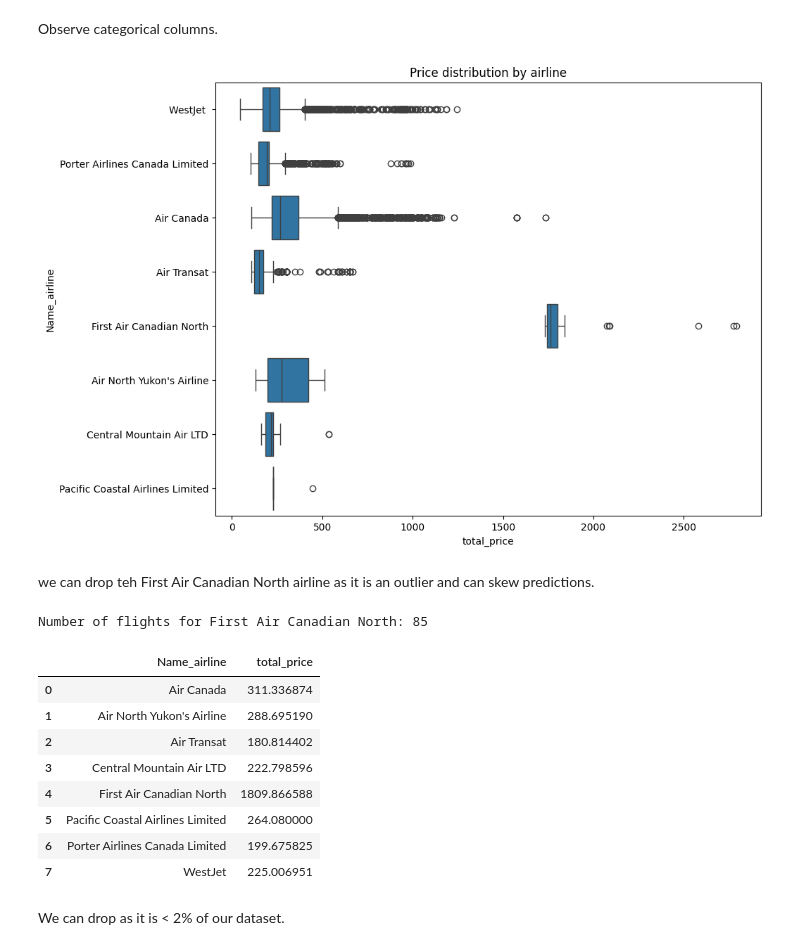
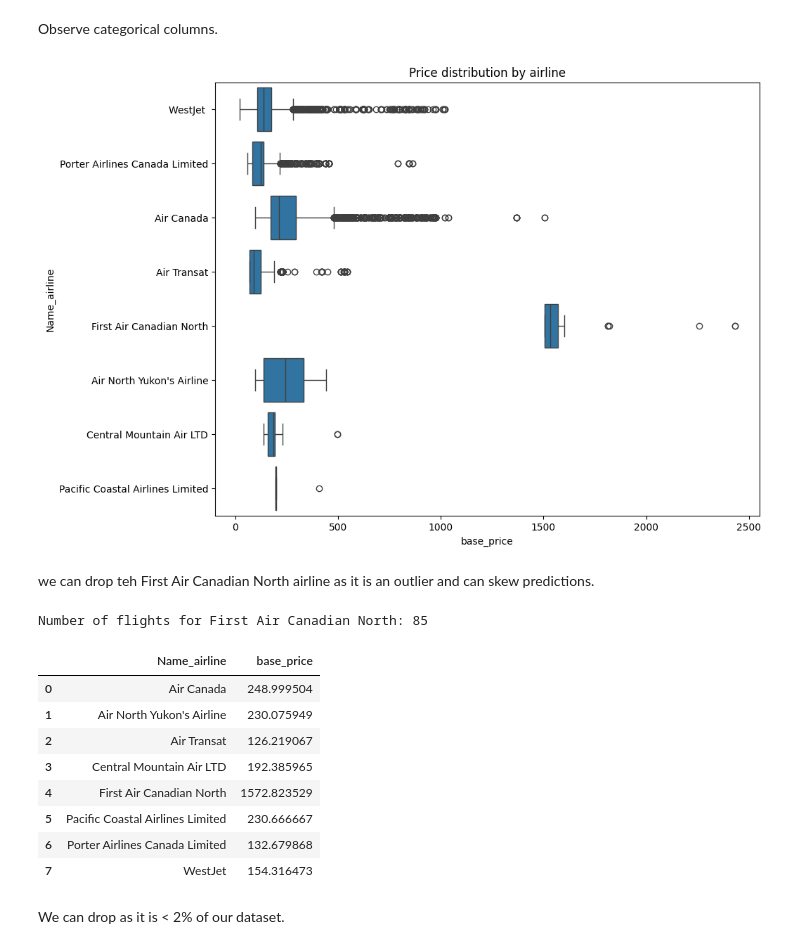
Before and after one commit to sheenamrv/flight-price-prediction-web-app, a Jupyter notebook: data cleaning and eda/eda.ipynb, the cells around one changed output. Drawn from its saved outputs; the diff is of its cells as text; code cells hidden in the pictures.

```diff
--- a/data cleaning and eda/eda.ipynb
+++ b/data cleaning and eda/eda.ipynb
@@ -35,27 +35,27 @@ plt.show()
 Observe categorical columns.
 # %%
 plt.figure(figsize=(10,8))
-sns.boxplot(data = df, y = 'Name_airline', x = 'total_price')
+sns.boxplot(data = df, y = 'Name_airline', x = 'base_price')
 plt.title('Price distribution by airline')
 plt.show()
 # %% [output]
-[figure, old version]
+[figure, new version]
 # %% [markdown]
 we can drop teh First Air Canadian North airline as it is an outlier and can skew predictions.
 # %%
 print(f'Number of flights for First Air Canadian North: {df[df["Name_airline"] == "First Air Canadian North"].shape[0]}')
-df.groupby('Name_airline')['total_price'].mean().reset_index()
+df.groupby('Name_airline')['base_price'].mean().reset_index()
 # %% [output]
 Number of flights for First Air Canadian North: 85
-|  | Name_airline | total_price |
-| 0 | Air Canada | 311.336874 |
-| 1 | Air North Yukon's Airline | 288.695190 |
-| 2 | Air Transat | 180.814402 |
-| 3 | Central Mountain Air LTD | 222.798596 |
-| 4 | First Air Canadian North | 1809.866588 |
-| 5 | Pacific Coastal Airlines Limited | 264.080000 |
-| 6 | Porter Airlines Canada Limited | 199.675825 |
-| 7 | WestJet | 225.006951 |
+|  | Name_airline | base_price |
+| 0 | Air Canada | 248.999504 |
+| 1 | Air North Yukon's Airline | 230.075949 |
+| 2 | Air Transat | 126.219067 |
+| 3 | Central Mountain Air LTD | 192.385965 |
+| 4 | First Air Canadian North | 1572.823529 |
+| 5 | Pacific Coastal Airlines Limited | 230.666667 |
+| 6 | Porter Airlines Canada Limited | 132.679868 |
+| 7 | WestJet | 154.316473 |
 # %% [markdown]
 We can drop as it is < 2% of our dataset.
 # %%
```
Also changed, not shown: parts of 31 cells of this notebook, 7 other files.
